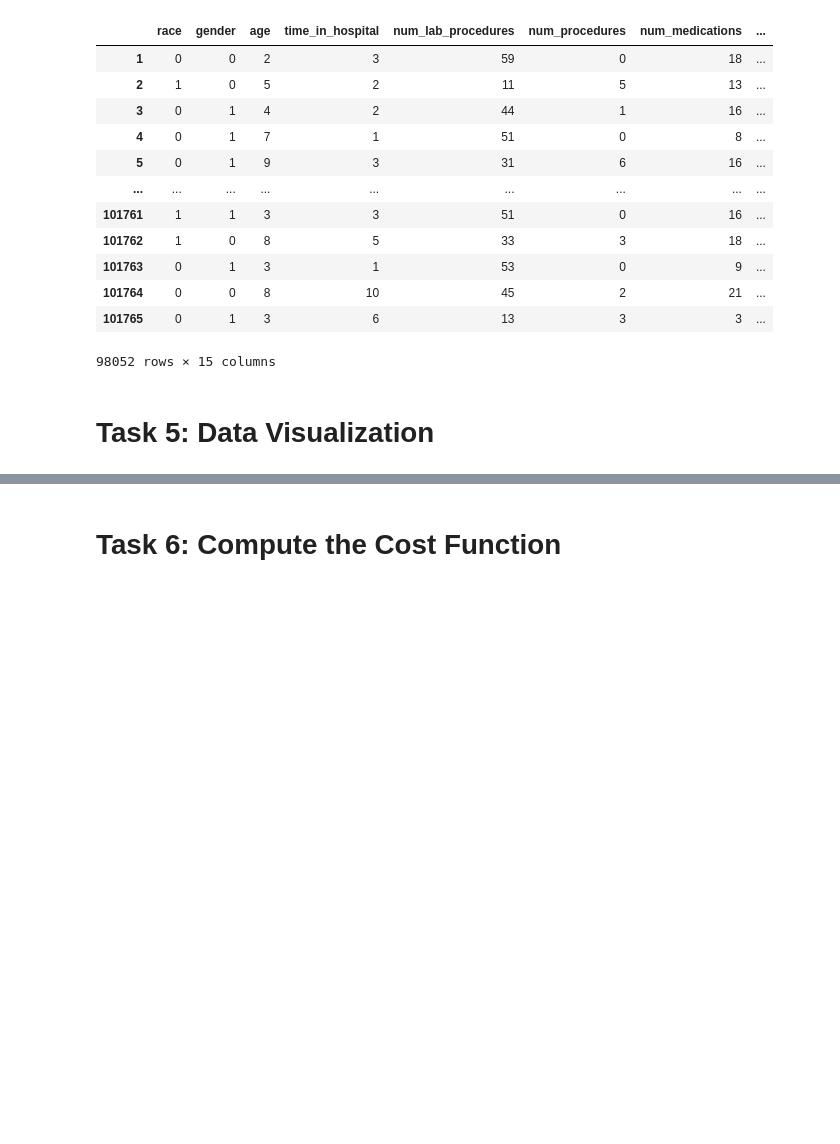
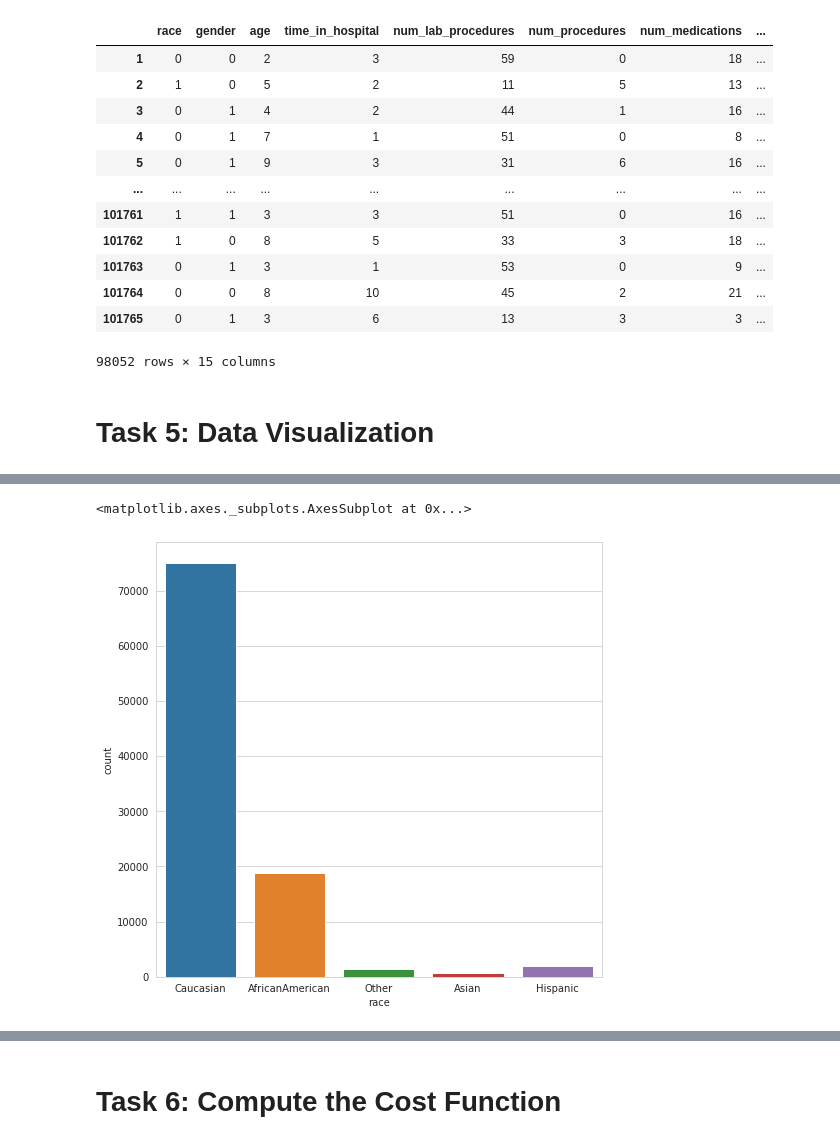
Before and after one commit to markquark125/Summer-MicroCredentials, a Jupyter notebook: Diabetic_Data_Analysis2.ipynb, the cells around one changed output, grey strips where cells are left out. Saved outputs shown, nothing was run; the diff lists cells and outputs as text; code cells hidden in the pictures; blank space fills up the shorter version.

```diff
--- a/Diabetic_Data_Analysis2.ipynb
+++ b/Diabetic_Data_Analysis2.ipynb
@@ -580,0 +577,7 @@ Note,
+# %%
+fig = plt.figure(figsize=(8,8))
+sns.set_style('whitegrid')
+sns.countplot(x= 'race', data=diabetes_df_copy)
+# %% [output]
+<matplotlib.axes._subplots.AxesSubplot at 0x...>
+[figure, added]
```
Also changed, not shown: parts of 34 cells of this notebook.
